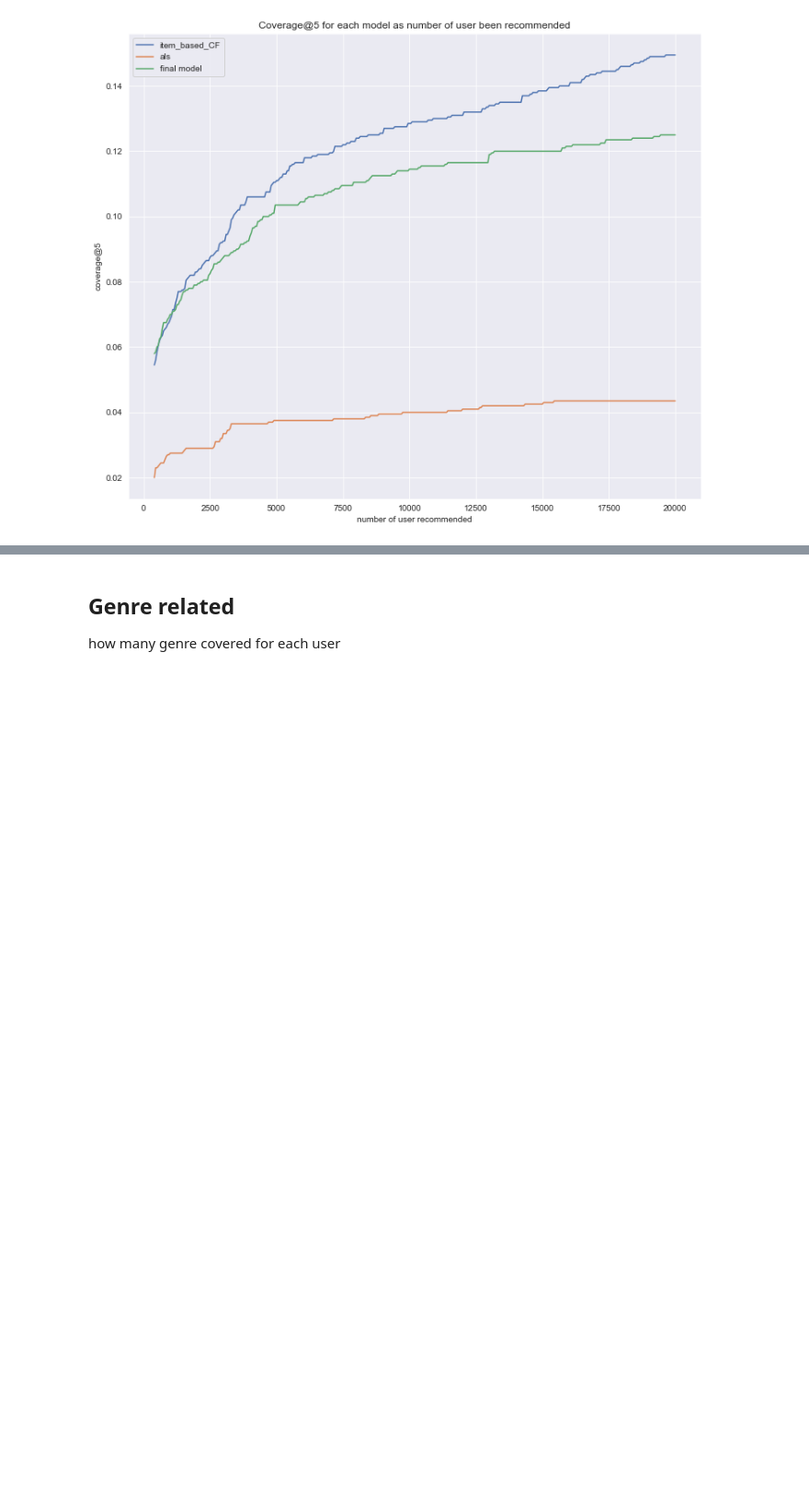
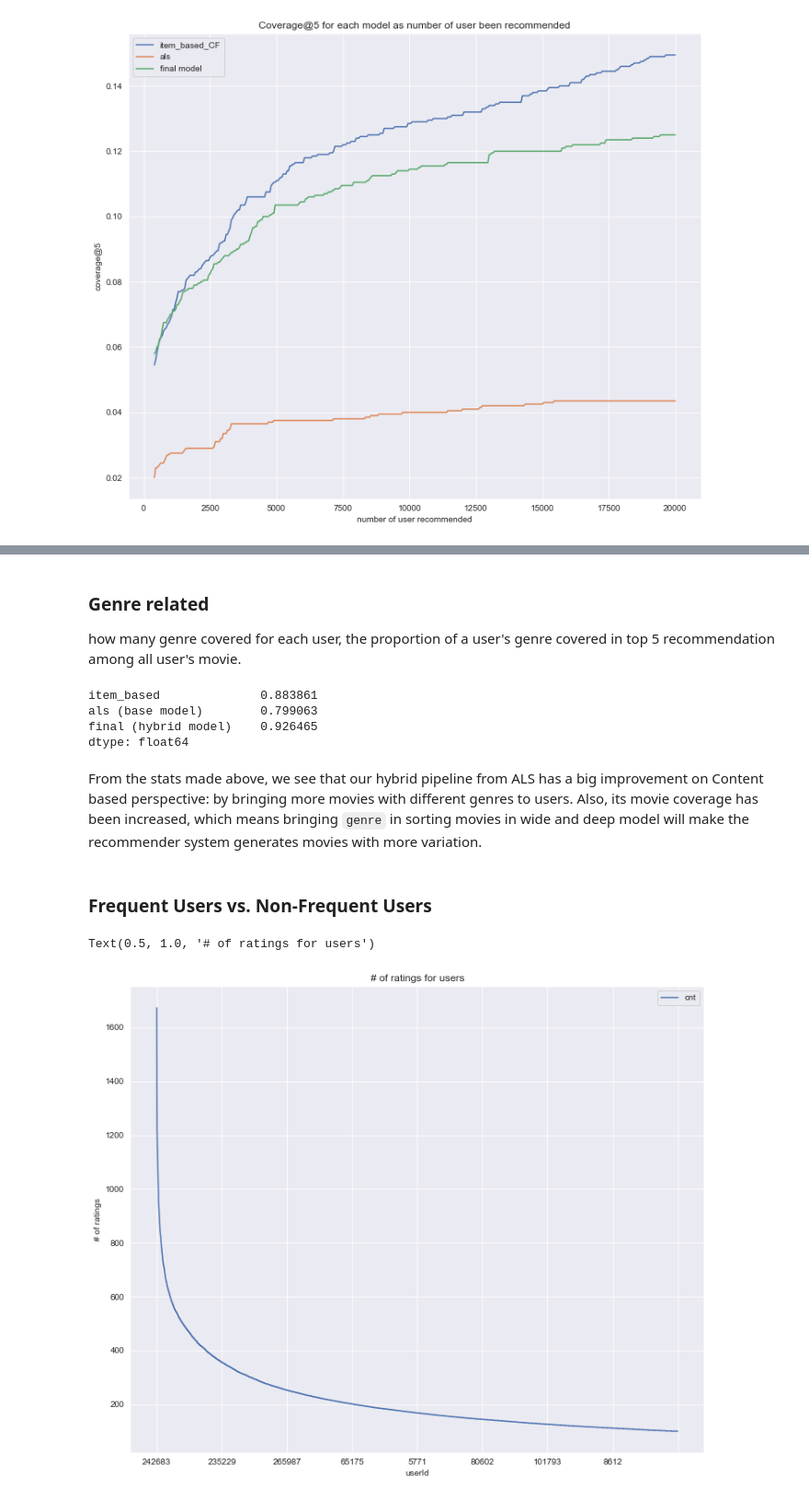
Before and after one commit to syeehyn/personalization-system, a Jupyter notebook: notebook/final_report.ipynb, the cells around one changed output, grey strips where cells are left out. Shown at 92% size. Drawn from its saved outputs; the diff is of its cells as text; code cells hidden in the pictures; blank space fills up the shorter version.

```diff
--- a/notebook/final_report.ipynb
+++ b/notebook/final_report.ipynb
@@ -1269,4 +1313,4 @@ plot_ROC_numpy(test_known_pred.rating, [test_known_pred.prediction], 'final_mode
 # %% [markdown]
-## Genre related
+### Genre related
 
-how many genre covered for each user
+how many genre covered for each user, the proportion of a user's genre covered in top 5 recommendation among all user's movie.
@@ -1276,0 +1317,35 @@ how many genre covered for each user
+# %%
+memory_based_recommend_items_genre = memory_based_recommend_items.merge(movies_df)[["userId", "movieId", "prediction", "genres"]]
+als_recommend_items_genre = als_recommend_items.merge(movies_df)[["userId", "movieId", "prediction", "genres"]]
+final_recommend_items_genre = final_recommend_items.merge(movies_df)[["userId", "movieId", "prediction", "genres"]]
+memory_based_recommend_items_genre.genres = memory_based_recommend_items_genre.genres.str.split("|")
+als_recommend_items_genre.genres = als_recommend_items_genre.genres.str.split("|")
+final_recommend_items_genre.genres = final_recommend_items_genre.genres.str.split("|")
+memory_based_genre_counts = memory_based_recommend_items_genre.groupby("userId").genres.apply(lambda x: len(np.unique(np.array(x).flatten()[0])))
+als_genre_counts = als_recommend_items_genre.groupby("userId").genres.apply(lambda x: len(np.unique(np.array(x).flatten()[0])))
+final_genre_counts = final_recommend_items_genre.groupby("userId").genres.apply(lambda x: len(np.unique(np.array(x).flatten()[0])))
+sample_df_genres = sample_train_df.copy()
+sample_df_genres.genres = sample_df_genres.genres.str.split("|")
+all_user_genre_counts = sample_df_genres.groupby("userId").genres.apply(lambda x: len(np.unique(np.array(x).flatten()[0])))
+genre_recom = pd.Series({"item_based": (memory_based_genre_counts/all_user_genre_counts).mean(),
+ "als (base model)": (als_genre_counts/all_user_genre_counts).mean(),
+ "final (hybrid model)": (final_genre_counts/all_user_genre_counts).mean()})
+display(genre_recom)
+# %% [output]
+item_based              0.883861
+als (base model)        0.799063
+final (hybrid model)    0.926465
+dtype: float64
+# %% [markdown]
+From the stats made above, we see that our hybrid pipeline from ALS has a big improvement on Content based perspective: by bringing more movies with different genres to users. Also, its movie coverage has been increased, which means bringing `genre` in sorting movies in wide and deep model will make the recommender system generates movies with more variation.
+# %% [markdown]
+### Frequent Users vs. Non-Frequent Users
+# %%
+user_rating_cnt = sample_df.userId.value_counts().to_frame("cnt")
+user_rating_cnt['userId'] = user_rating_cnt.index.astype(str)
+user_rating_cnt.plot(x="userId",y="cnt")
+plt.ylabel("# of ratings")
+plt.title("# of ratings for users")
+# %% [output]
+Text(0.5, 1.0, '# of ratings for users')
+[figure, added]
```
Also changed, not shown: parts of 67 cells of this notebook, 16 other files.
